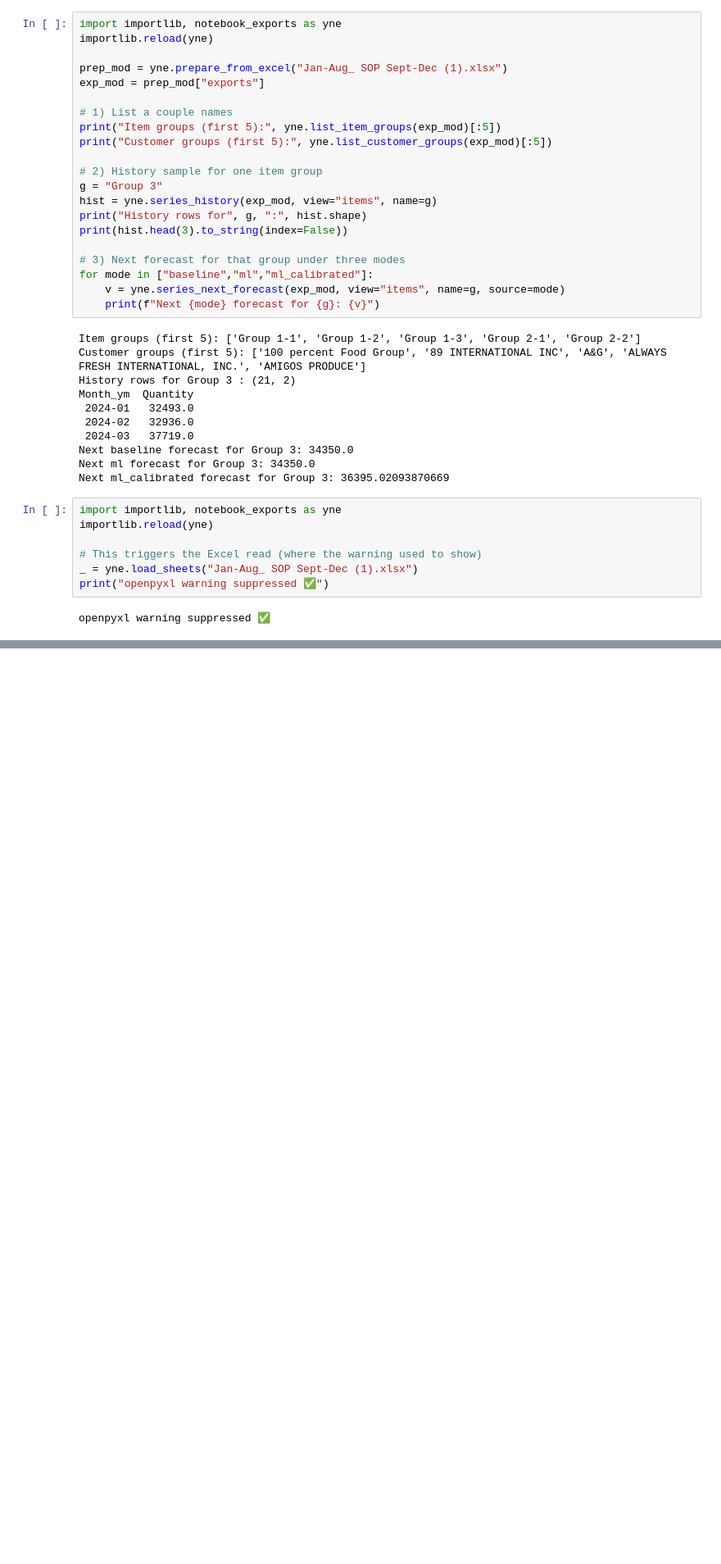
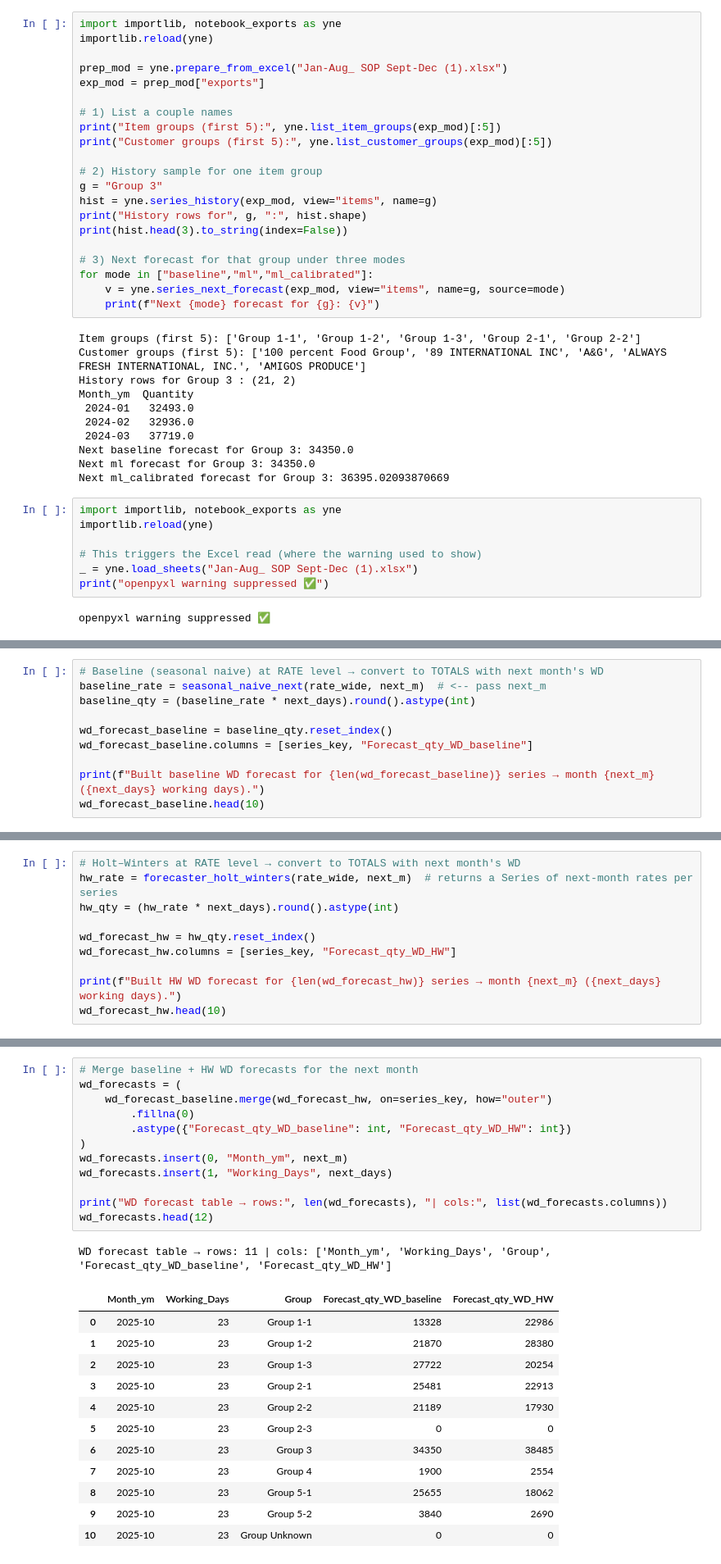
Before and after one commit to GarlandAI/Demand-Forecast, a Jupyter notebook: notebooks/Demand Forecasting Portal.ipynb, the cells around one changed output, grey strips where cells are left out. Shown at 82% size. Saved outputs shown, nothing was run; the diff lists cells and outputs as text; blank space fills up the shorter version.

```diff
--- a/notebooks/Demand Forecasting Portal.ipynb
+++ b/notebooks/Demand Forecasting Portal.ipynb
@@ -2415,0 +2611,10 @@ openpyxl warning suppressed ✅
+# %%
+# Baseline (seasonal naive) at RATE level → convert to TOTALS with next month's WD
+baseline_rate = seasonal_naive_next(rate_wide, next_m)  # <-- pass next_m
+baseline_qty = (baseline_rate * next_days).round().astype(int)
+
+wd_forecast_baseline = baseline_qty.reset_index()
+wd_forecast_baseline.columns = [series_key, "Forecast_qty_WD_baseline"]
+
+print(f"Built baseline WD forecast for {len(wd_forecast_baseline)} series → month {next_m} ({next_days} working days).")
+wd_forecast_baseline.head(10)
@@ -2415,0 +2634,10 @@ openpyxl warning suppressed ✅
+# %%
+# Holt–Winters at RATE level → convert to TOTALS with next month's WD
+hw_rate = forecaster_holt_winters(rate_wide, next_m)  # returns a Series of next-month rates per series
+hw_qty = (hw_rate * next_days).round().astype(int)
+
+wd_forecast_hw = hw_qty.reset_index()
+wd_forecast_hw.columns = [series_key, "Forecast_qty_WD_HW"]
+
+print(f"Built HW WD forecast for {len(wd_forecast_hw)} series → month {next_m} ({next_days} working days).")
+wd_forecast_hw.head(10)
@@ -2415,0 +2657,26 @@ openpyxl warning suppressed ✅
+# %%
+# Merge baseline + HW WD forecasts for the next month
+wd_forecasts = (
+    wd_forecast_baseline.merge(wd_forecast_hw, on=series_key, how="outer")
+        .fillna(0)
+        .astype({"Forecast_qty_WD_baseline": int, "Forecast_qty_WD_HW": int})
+)
+wd_forecasts.insert(0, "Month_ym", next_m)
+wd_forecasts.insert(1, "Working_Days", next_days)
+
+print("WD forecast table → rows:", len(wd_forecasts), "| cols:", list(wd_forecasts.columns))
+wd_forecasts.head(12)
+# %% [output]
+WD forecast table → rows: 11 | cols: ['Month_ym', 'Working_Days', 'Group', 'Forecast_qty_WD_baseline', 'Forecast_qty_WD_HW']
+|  | Month_ym | Working_Days | Group | Forecast_qty_WD_baseline | Forecast_qty_WD_HW |
+| 0 | 2025-10 | 23 | Group 1-1 | 13328 | 22986 |
+| 1 | 2025-10 | 23 | Group 1-2 | 21870 | 28380 |
+| 2 | 2025-10 | 23 | Group 1-3 | 27722 | 20254 |
+| 3 | 2025-10 | 23 | Group 2-1 | 25481 | 22913 |
+| 4 | 2025-10 | 23 | Group 2-2 | 21189 | 17930 |
+| 5 | 2025-10 | 23 | Group 2-3 | 0 | 0 |
+| 6 | 2025-10 | 23 | Group 3 | 34350 | 38485 |
+| 7 | 2025-10 | 23 | Group 4 | 1900 | 2554 |
+| 8 | 2025-10 | 23 | Group 5-1 | 25655 | 18062 |
+| 9 | 2025-10 | 23 | Group 5-2 | 3840 | 2690 |
+| 10 | 2025-10 | 23 | Group Unknown | 0 | 0 |
```
Also changed, not shown: parts of 24 cells of this notebook, 3 other files.
